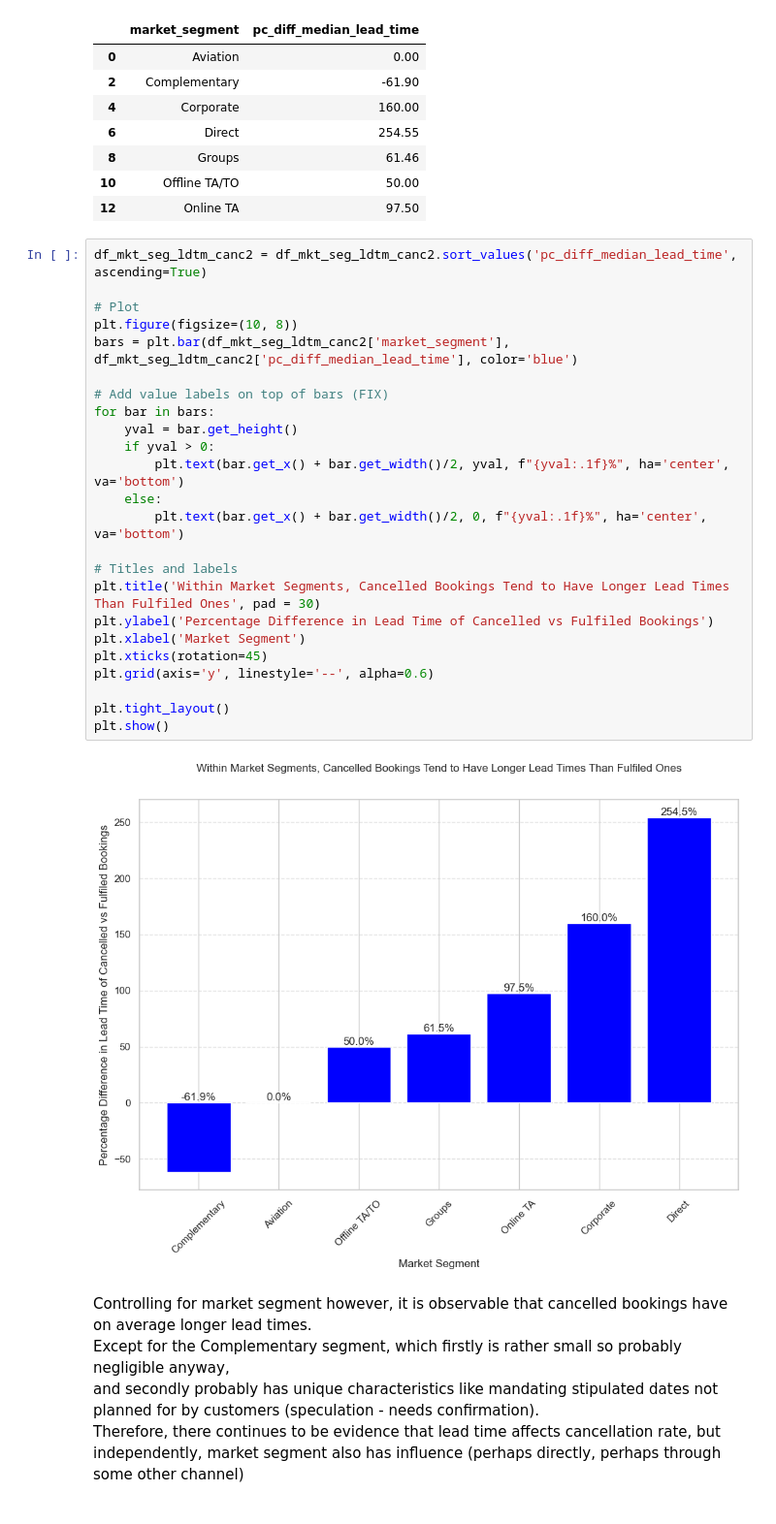
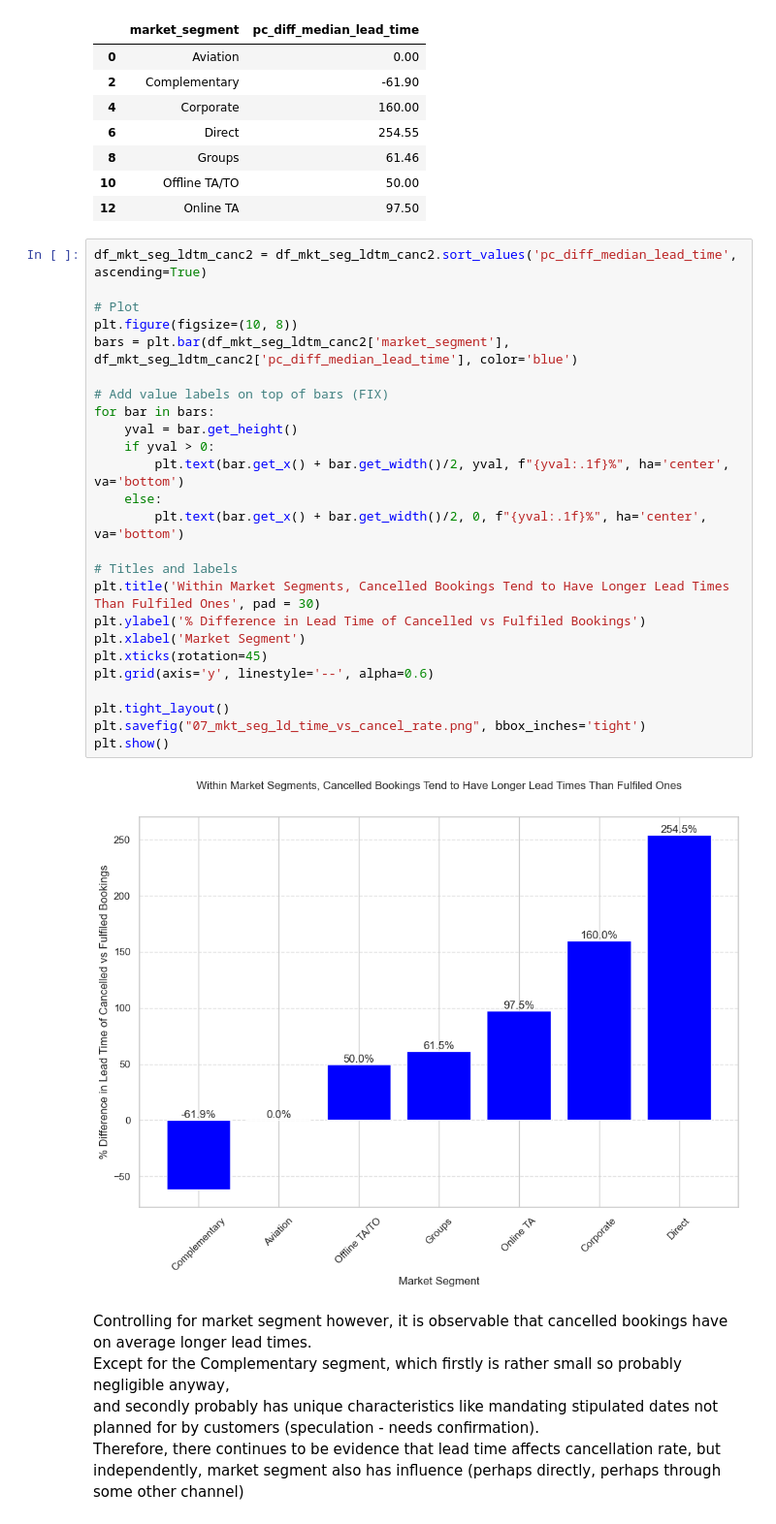
Before and after one commit to dngsus/data_analysis, a Jupyter notebook: 01 Hotel Bookings/01 Hotel v01.ipynb, the cells around one changed output. Shown at 97% size. Drawn from its saved outputs; the diff is of its cells as text.

```diff
--- a/01 Hotel Bookings/01 Hotel v01.ipynb
+++ b/01 Hotel Bookings/01 Hotel v01.ipynb
@@ -1756,29 +1771,30 @@ df_mkt_seg_ldtm_canc2
 # %%
 df_mkt_seg_ldtm_canc2 = df_mkt_seg_ldtm_canc2.sort_values('pc_diff_median_lead_time', ascending=True)
 
 # Plot
 plt.figure(figsize=(10, 8))
 bars = plt.bar(df_mkt_seg_ldtm_canc2['market_segment'], df_mkt_seg_ldtm_canc2['pc_diff_median_lead_time'], color='blue')
 
 # Add value labels on top of bars (FIX)
 for bar in bars:
     yval = bar.get_height()
     if yval > 0:
         plt.text(bar.get_x() + bar.get_width()/2, yval, f"{yval:.1f}%", ha='center', va='bottom')
     else:
         plt.text(bar.get_x() + bar.get_width()/2, 0, f"{yval:.1f}%", ha='center', va='bottom')
 
 # Titles and labels
 plt.title('Within Market Segments, Cancelled Bookings Tend to Have Longer Lead Times Than Fulfiled Ones', pad = 30)
-plt.ylabel('Percentage Difference in Lead Time of Cancelled vs Fulfiled Bookings')
+plt.ylabel('% Difference in Lead Time of Cancelled vs Fulfiled Bookings')
 plt.xlabel('Market Segment')
 plt.xticks(rotation=45)
 plt.grid(axis='y', linestyle='--', alpha=0.6)
 
 plt.tight_layout()
+plt.savefig("07_mkt_seg_ld_time_vs_cancel_rate.png", bbox_inches='tight')
 plt.show()
 # %% [output]
-[figure, old version]
+[figure, new version]
 # %% [markdown]
 Controlling for market segment however, it is observable that cancelled bookings have on average longer lead times.<br>
 Except for the Complementary segment, which firstly is rather small so probably negligible anyway,<br>
```
Also changed, not shown: parts of 34 cells of this notebook, 7 other files.
